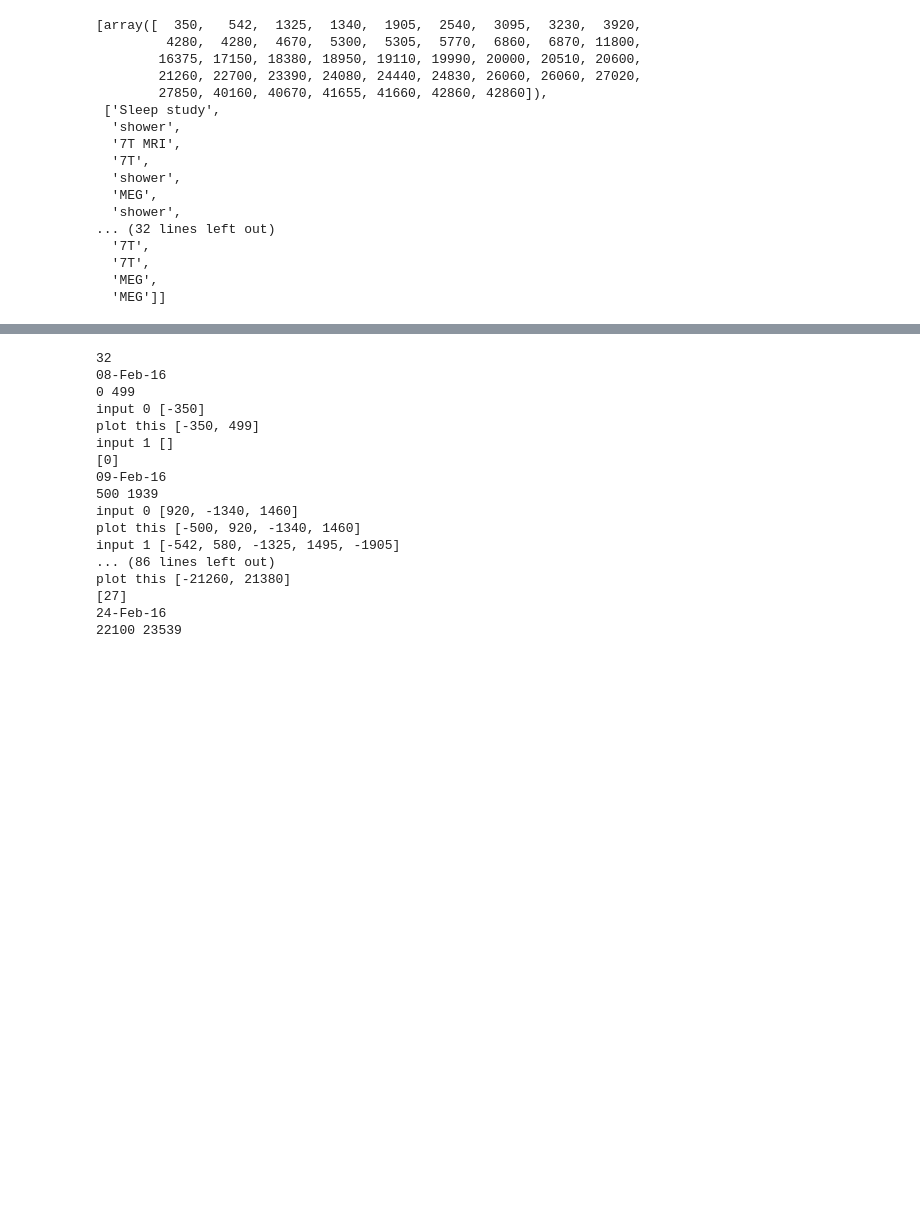
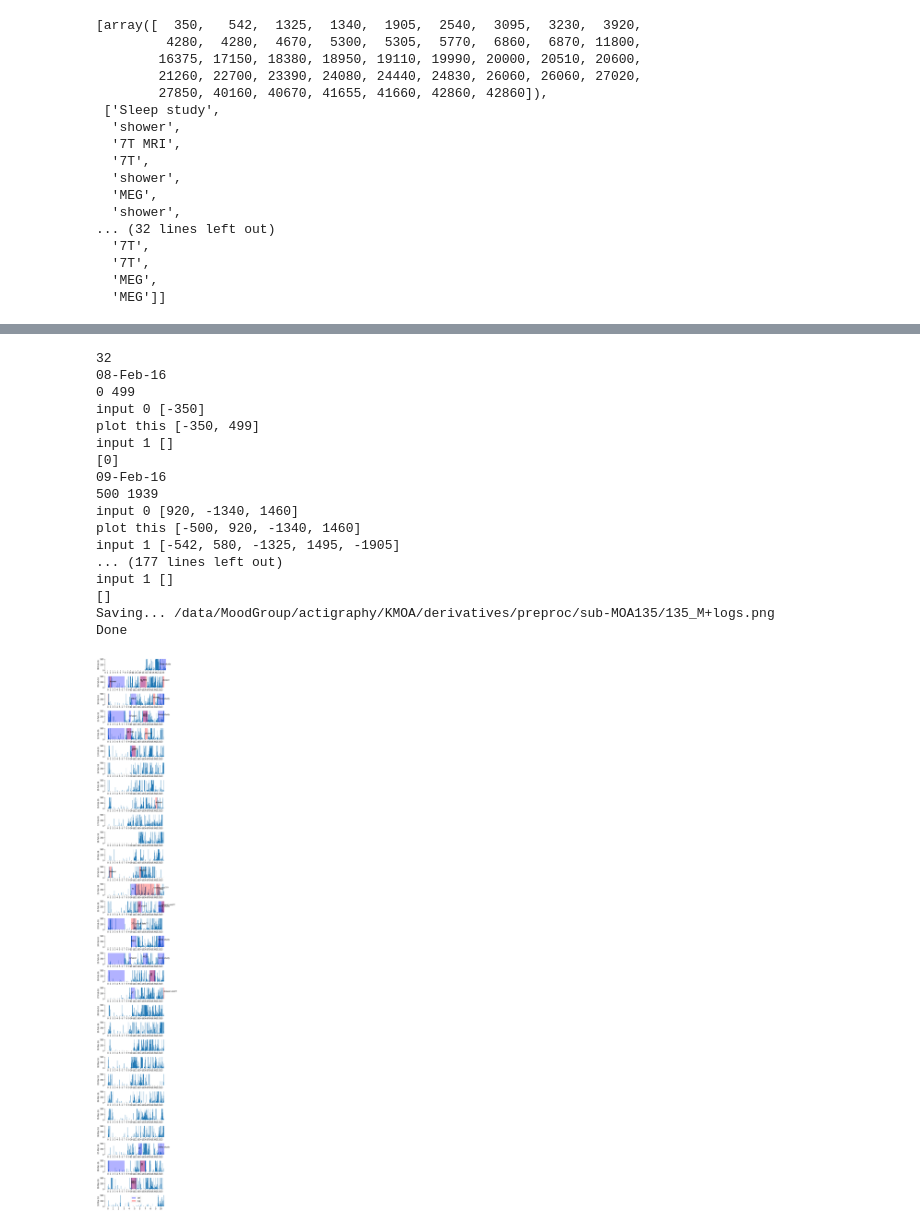
Before and after one commit to shandlergs/actigraPy, a Jupyter notebook: notebooks/preproc/write_Mtimes.ipynb, the cells around one changed output, grey strips where cells are left out. Drawn from its saved outputs; the diff is of its cells as text; code cells hidden in the pictures; blank space fills up the shorter version.

```diff
--- a/notebooks/preproc/write_Mtimes.ipynb
+++ b/notebooks/preproc/write_Mtimes.ipynb
@@ -281,3 +281,7 @@ gc
   '7T',
   'MEG',
   'MEG']]
+# %%
+plots = {}
+for name in fn.keys():
+    plots[name]=mk_idx[name]
@@ -284,25 +300,26 @@ gc
 # %%
 importlib.reload(act)
 
-act.plot_awd(clip_dat,{'cal':mk_idx['cal'],'log':mk_idx['log']},max_act=500,show=False,comments=gc,fn_pref=os.path.join(out_dir,sub+'_M+logs'),plot_type='single',debug=True)
+act.plot_awd(clip_dat,plots,max_act=500,show=False,comments=gc,fn_pref=os.path.join(out_dir,sub+'_M+logs'),plot_type='single',debug=True)
 # %% [output]
 32
 08-Feb-16
 0 499
 input 0 [-350]
 plot this [-350, 499]
 input 1 []
 [0]
 09-Feb-16
 500 1939
 input 0 [920, -1340, 1460]
 plot this [-500, 920, -1340, 1460]
 input 1 [-542, 580, -1325, 1495, -1905]
-... (86 lines left out)
-plot this [-21260, 21380]
-[27]
-24-Feb-16
-22100 23539
+... (177 lines left out)
+input 1 []
+[]
+Saving... /data/MoodGroup/actigraphy/KMOA/derivatives/preproc/sub-MOA135/135_M+logs.png
+Done
+[figure, added]
 # %%
 importlib.reload(act)
 
```
Also changed, not shown: parts of 2 cells of this notebook, 2 other files.
